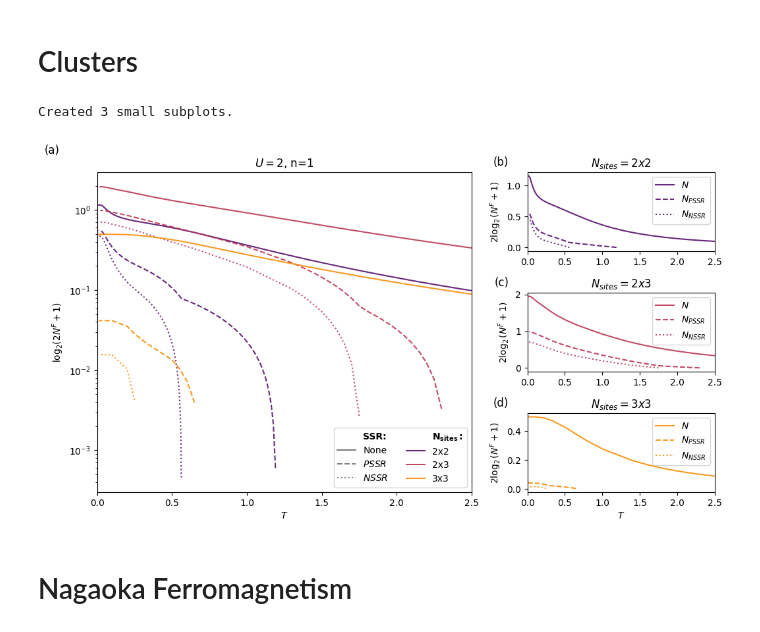
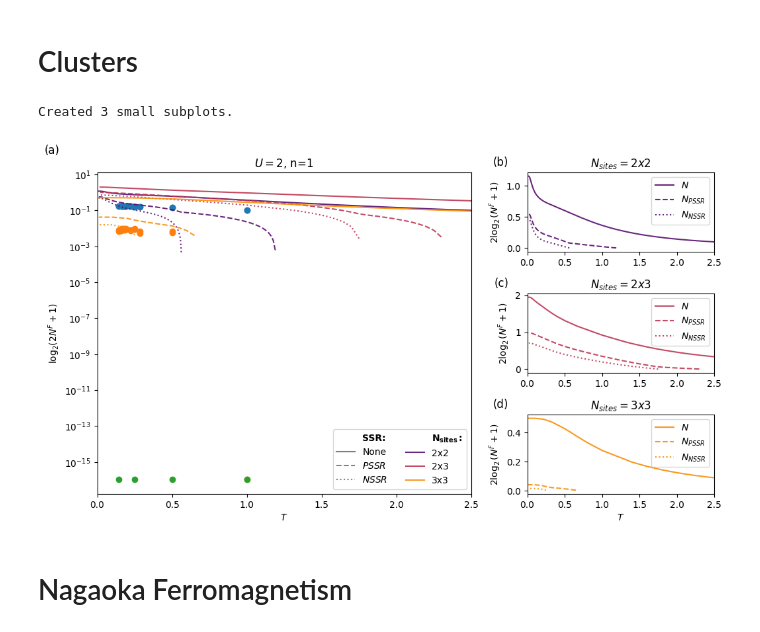
Before and after one commit to beddalumia/ThermalSSRproject, a Jupyter notebook: Generate_plots_old.ipynb, the cells around one changed output. Cells and saved outputs as stored; diff of their text form; code cells hidden in the pictures.

```diff
--- a/Generate_plots_old.ipynb
+++ b/Generate_plots_old.ipynb
@@ -675,34 +675,79 @@ dummy1 = Line2D([], [], linestyle='-', color='grey')
 dummy2 = Line2D([], [], linestyle='--', color='grey')
 dummy3 = Line2D([], [], linestyle=':', color='grey')
 dummy4 = Line2D([], [], linestyle='-', color='white', alpha = 0)
 dummy5 = Line2D([], [], linestyle='-', color='white', alpha = 0)
 handles.insert(0,dummy4)
 handles.insert(0,dummy3)
 handles.insert(0,dummy2)
 handles.insert(0,dummy1)
 handles.insert(0,dummy5)
 labels.insert(0,"$\mathbf{N_{{sites}}:}$")
 labels.insert(0,"$NSSR$")
 labels.insert(0,"$PSSR$")
 labels.insert(0,"None")
 labels.insert(0,"SSR:")
 
+
+import sys
+sys.path.append("/Users/fredericbippus/Documents/Wien/DGA_RDM")
+import MPI_Bench_entanglement as ent
+
+
+dga_path = "/Users/fredericbippus/Documents/Wien/U2_DATA/"
+dga_dirs = get_subdirs(dga_path)
+U_vals_dga, n_vals_dga, beta_vals_dga, grain_dga = extract_old_params(dga_dirs, True)
+
+beta_dga = np.array([])
+N_dga = np.array([])
+NC_dga = np.array([])
+NP_dga = np.array([])
+
+d = 8
+nn_vec = np.array([(i,j) for i in range(1,d) for j in range(0,i+1) ])
+
+beta_dga = np.array([])
+N_dga = np.array([])
+NC_dga = np.array([])
+NP_dga = np.array([])
+
+for i, direc in enumerate(dga_dirs):
+    if U_vals_dga[i] == 2.0 and n_vals_dga[i] == 1.0:
+
+        try:
+            rho, neg = ent.calc_rho(dga_path+direc,'/C_correlators.csv', U_vals_dga[i], 1.0, U_vals_dga[i]/2, nn_vec[0], 0, True, False)
+
+            if neg:
+                logging.info(f'Negative eigenvalues at {r} corrected')
+
+            beta_dga = np.append(beta_dga,[beta_vals_dga[i]])
+
+            N_dga = np.append(N_dga, [ent.calc_NF(rho)])
+            NC_dga = np.append(NC_dga, [ent.calc_NF(ent.get_rhoPN(rho))])
+            NP_dga = np.append(NP_dga, [ent.calc_NF(ent.get_rhoP(rho))])
+        except:
+            print(f"No file at {direc}")
+
+ax_main.scatter([1/i for i in beta_dga],N_dga)
+ax_main.scatter([1/i for i in beta_dga],NC_dga)
+ax_main.scatter([1/i for i in beta_dga],NP_dga)
+
+
 ax_main.set_yscale('log')
 ax_main.set_xlim((0, 2.5))
 #ax_main.set_ylim((0, 1.5))
 ax_main.set_title(r"$U=2$, n=$1$")
 ax_main.set_xlabel(r"$T$")
 ax_main.set_ylabel(r"$\log_2\!\left(2N^F+1\right)$")
 leg = ax_main.legend(handles, labels, ncol=2)
 leg.get_texts()[0].set_fontweight('bold')
 leg.get_texts()[4].set_fontweight('bold')
 
 fig.tight_layout()
 fig.savefig("pic/NF_clusters.pdf")
 plt.show()
 # %% [output]
 Created 3 small subplots.
-[figure, old version]
+[figure, new version]
 # %% [markdown]
 # Nagaoka Ferromagnetism
 # %%
```
Also changed, not shown: 1 other file.
